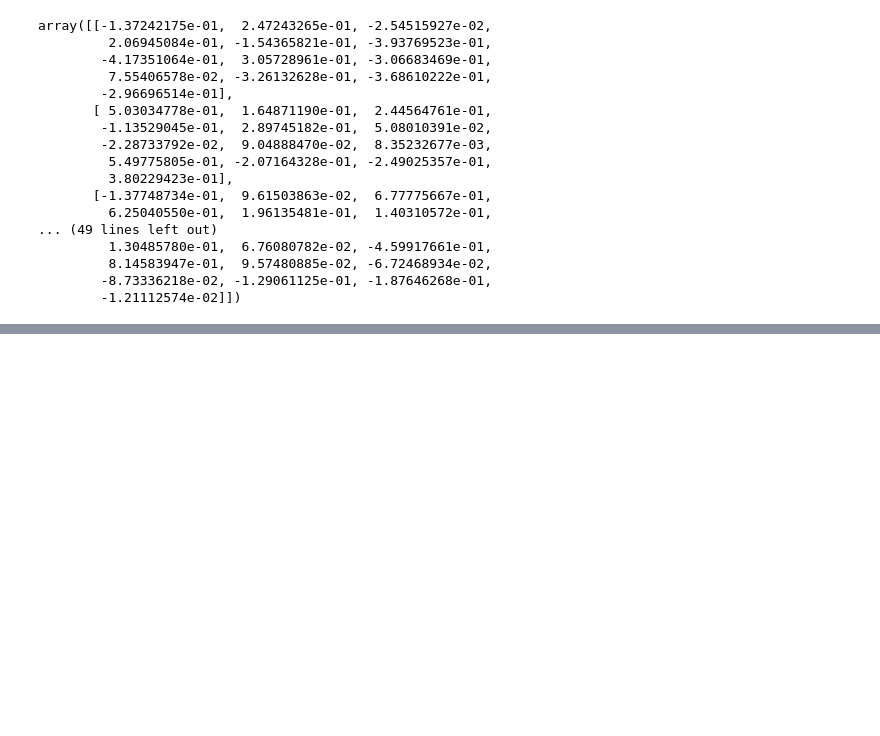
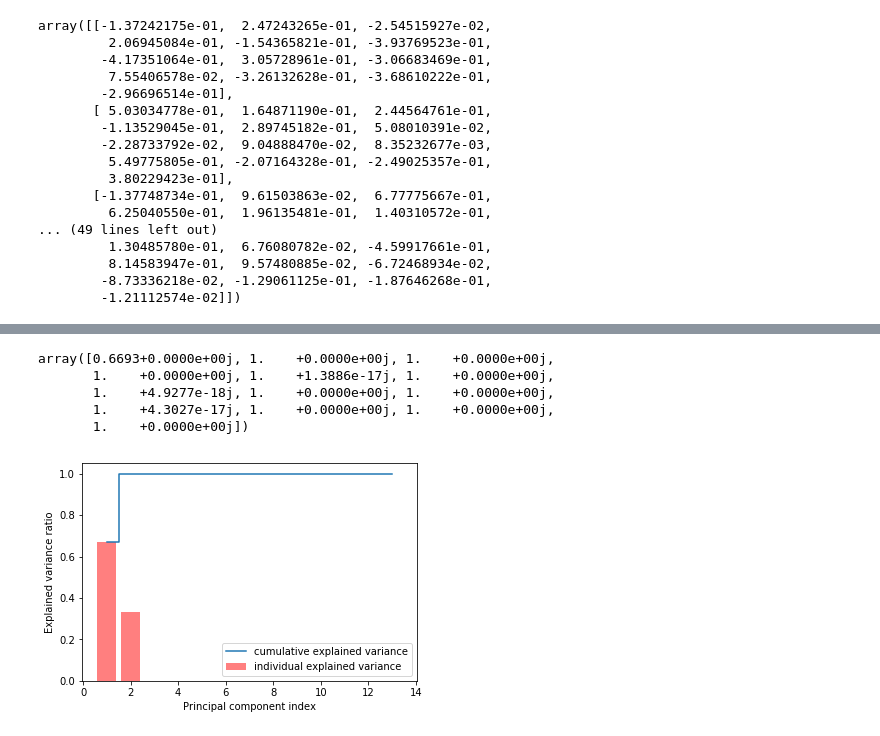
Before and after one commit to azenor-github/python-machine-learning-book, a Jupyter notebook: ch05/ch05.ipynb, the cells around one changed output, grey strips where cells are left out. Saved outputs shown, nothing was run; the diff lists cells and outputs as text; code cells hidden in the pictures; blank space fills up the shorter version.

```diff
--- a/ch05/ch05.ipynb
+++ b/ch05/ch05.ipynb
@@ -187,0 +207,7 @@ array([[-1.37242175e-01,  2.47243265e-01, -2.54515927e-02,
+# %%
+d = 13 # number of features
+
+S_W = np.zeros((d, d))
+for label in range(0, 3):
+    class_scatter = np.cov(X_train_std[y_train == label].T)
+    S_W += class_scatter
@@ -187,0 +234,8 @@ array([[-1.37242175e-01,  2.47243265e-01, -2.54515927e-02,
+# %%
+mean_overall = np.mean(X_train_std, axis=0).reshape(d, 1)
+
+S_B = np.zeros((d, d))
+for i, mean_vec in enumerate(mean_vecs):
+    n = X_train_std[y_train == i,:].shape[0]
+    mean_vec = mean_vec.reshape(d, 1)
+    S_B += n * (mean_vec - mean_overall).dot((mean_vec - mean_overall).T)
@@ -187,0 +264,2 @@ array([[-1.37242175e-01,  2.47243265e-01, -2.54515927e-02,
+# %%
+eigen_vals, eigen_vecs = np.linalg.eig(np.linalg.inv(S_W).dot(S_B))
@@ -187,0 +286,20 @@ array([[-1.37242175e-01,  2.47243265e-01, -2.54515927e-02,
+# %%
+tot = sum(eigen_vals)
+var_exp = [ i/tot for i in sorted(eigen_vals, reverse=True) ]
+cum_var_exp = np.cumsum(var_exp)
+cum_var_exp
+# %% [output]
+array([0.6693+0.0000e+00j, 1.    +0.0000e+00j, 1.    +0.0000e+00j,
+       1.    +0.0000e+00j, 1.    +1.3886e-17j, 1.    +0.0000e+00j,
+       1.    +4.9277e-18j, 1.    +0.0000e+00j, 1.    +0.0000e+00j,
+       1.    +4.3027e-17j, 1.    +0.0000e+00j, 1.    +0.0000e+00j,
+       1.    +0.0000e+00j])
+# %%
+plt.bar(range(1, 14), var_exp, alpha=0.5, align="center", label="individual explained variance", color="red")
+plt.step(range(1, 14), cum_var_exp, where="mid", label="cumulative explained variance")
+plt.ylabel("Explained variance ratio")
+plt.xlabel("Principal component index")
+plt.legend(loc="best")
+plt.show()
+# %% [output]
+[figure, added]
```
Also changed, not shown: parts of 40 cells of this notebook, 2 other files.
